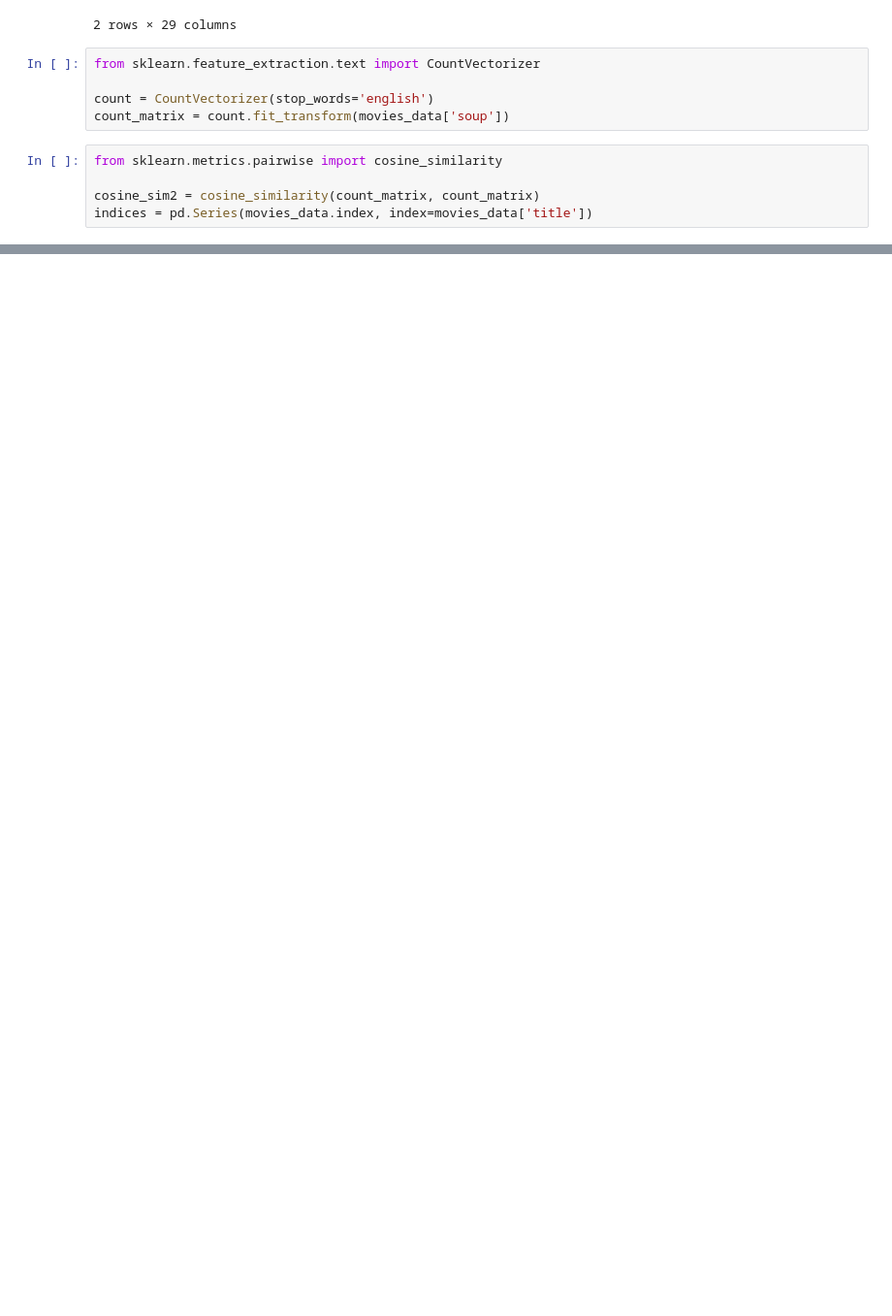
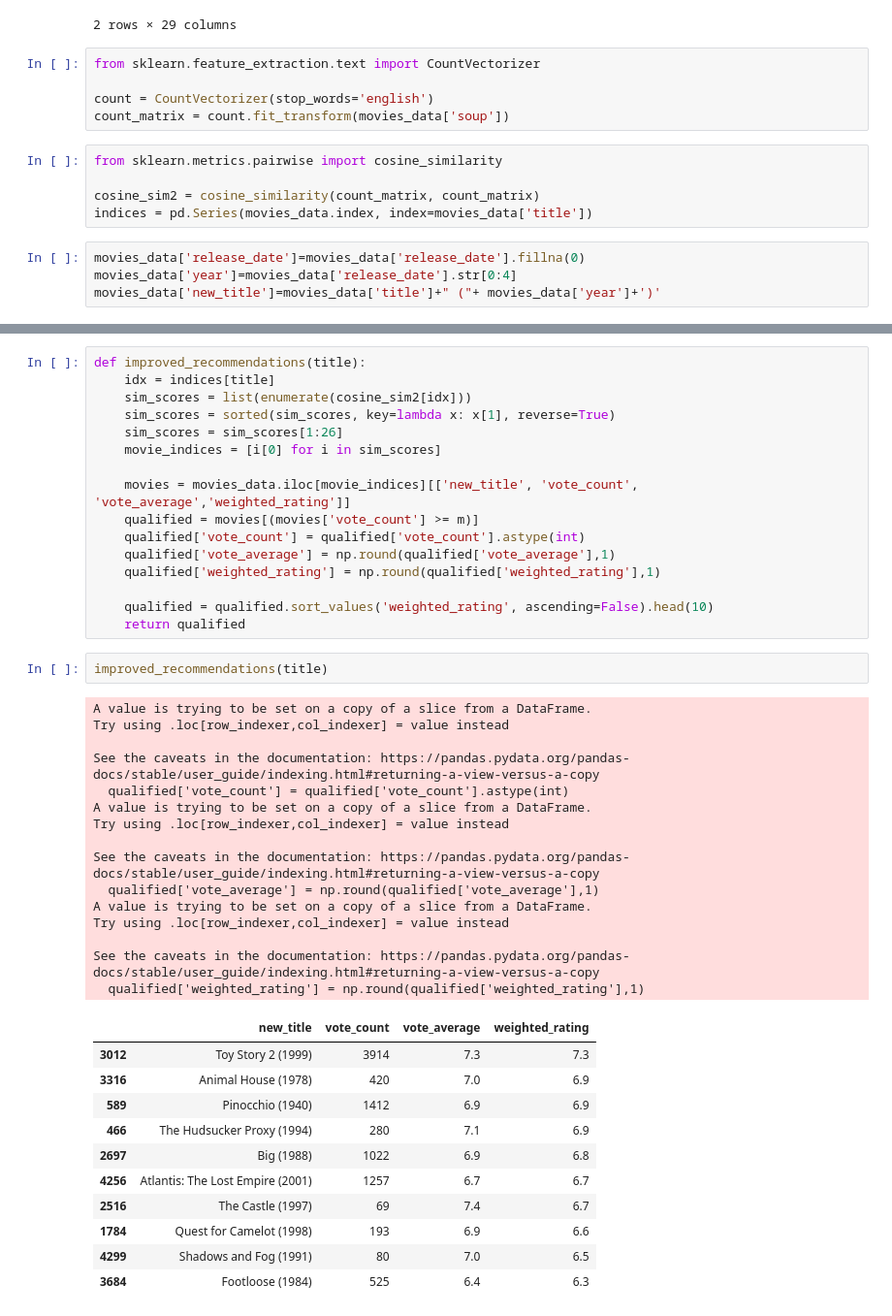
Before and after one commit to 0501-harso/Movie-Recommender, a Jupyter notebook: Simple and Content-based Recommender Movies.ipynb, the cells around one changed output, grey strips where cells are left out. Shown at 97% size. Cells and saved outputs as stored; diff of their text form; blank space fills up the shorter version.

```diff
--- a/Simple and Content-based Recommender Movies.ipynb
+++ b/Simple and Content-based Recommender Movies.ipynb
@@ -246,6 +246,10 @@ from sklearn.metrics.pairwise import cosine_similarity
 
 cosine_sim2 = cosine_similarity(count_matrix, count_matrix)
 indices = pd.Series(movies_data.index, index=movies_data['title'])
+# %%
+movies_data['release_date']=movies_data['release_date'].fillna(0)
+movies_data['year']=movies_data['release_date'].str[0:4]
+movies_data['new_title']=movies_data['title']+" ("+ movies_data['year']+')'
 # %%
 def get_recommendations(title, cosine_sim=cosine_sim2):
     idx = indices[title]
@@ -272,0 +277,45 @@ Name: title, dtype: object
+# %%
+def improved_recommendations(title):
+    idx = indices[title]
+    sim_scores = list(enumerate(cosine_sim2[idx]))
+    sim_scores = sorted(sim_scores, key=lambda x: x[1], reverse=True)
+    sim_scores = sim_scores[1:26]
+    movie_indices = [i[0] for i in sim_scores]
+
+    movies = movies_data.iloc[movie_indices][['new_title', 'vote_count', 'vote_average','weighted_rating']]
+    qualified = movies[(movies['vote_count'] >= m)]
+    qualified['vote_count'] = qualified['vote_count'].astype(int)
+    qualified['vote_average'] = np.round(qualified['vote_average'],1)
+    qualified['weighted_rating'] = np.round(qualified['weighted_rating'],1)
+
+    qualified = qualified.sort_values('weighted_rating', ascending=False).head(10)
+    return qualified
+# %%
+improved_recommendations(title)
+# %% [output]
+A value is trying to be set on a copy of a slice from a DataFrame.
+Try using .loc[row_indexer,col_indexer] = value instead
+
+See the caveats in the documentation: https://pandas.pydata.org/pandas-docs/stable/user_guide/indexing.html#returning-a-view-versus-a-copy
+  qualified['vote_count'] = qualified['vote_count'].astype(int)
+A value is trying to be set on a copy of a slice from a DataFrame.
+Try using .loc[row_indexer,col_indexer] = value instead
+
+See the caveats in the documentation: https://pandas.pydata.org/pandas-docs/stable/user_guide/indexing.html#returning-a-view-versus-a-copy
+  qualified['vote_average'] = np.round(qualified['vote_average'],1)
+A value is trying to be set on a copy of a slice from a DataFrame.
+Try using .loc[row_indexer,col_indexer] = value instead
+
+See the caveats in the documentation: https://pandas.pydata.org/pandas-docs/stable/user_guide/indexing.html#returning-a-view-versus-a-copy
+  qualified['weighted_rating'] = np.round(qualified['weighted_rating'],1)
+|  | new_title | vote_count | vote_average | weighted_rating |
+| 3012 | Toy Story 2 (1999) | 3914 | 7.3 | 7.3 |
+| 3316 | Animal House (1978) | 420 | 7.0 | 6.9 |
+| 589 | Pinocchio (1940) | 1412 | 6.9 | 6.9 |
+| 466 | The Hudsucker Proxy (1994) | 280 | 7.1 | 6.9 |
+| 2697 | Big (1988) | 1022 | 6.9 | 6.8 |
+| 4256 | Atlantis: The Lost Empire (2001) | 1257 | 6.7 | 6.7 |
+| 2516 | The Castle (1997) | 69 | 7.4 | 6.7 |
+| 1784 | Quest for Camelot (1998) | 193 | 6.9 | 6.6 |
+| 4299 | Shadows and Fog (1991) | 80 | 7.0 | 6.5 |
+| 3684 | Footloose (1984) | 525 | 6.4 | 6.3 |
```
Also changed, not shown: parts of 2 cells of this notebook.
